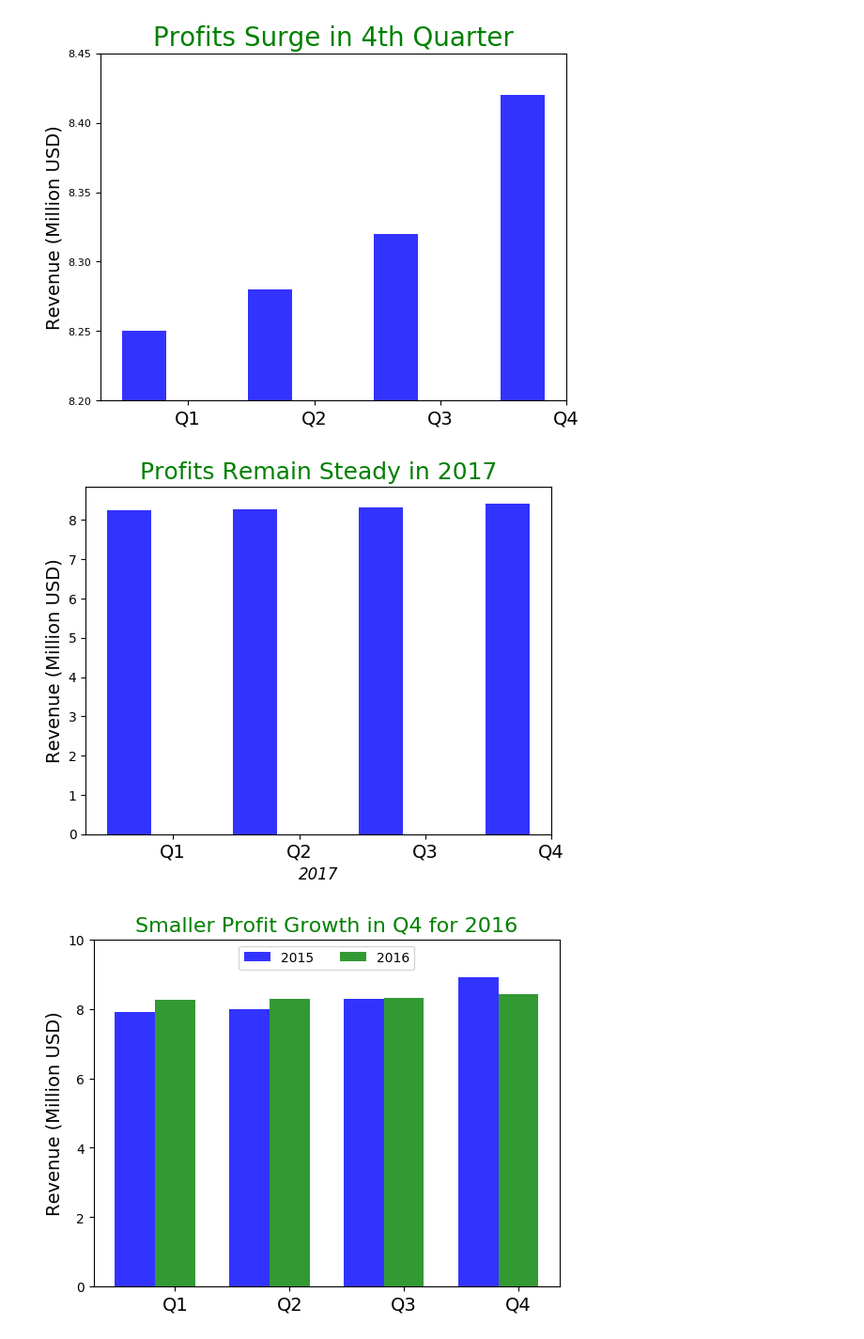
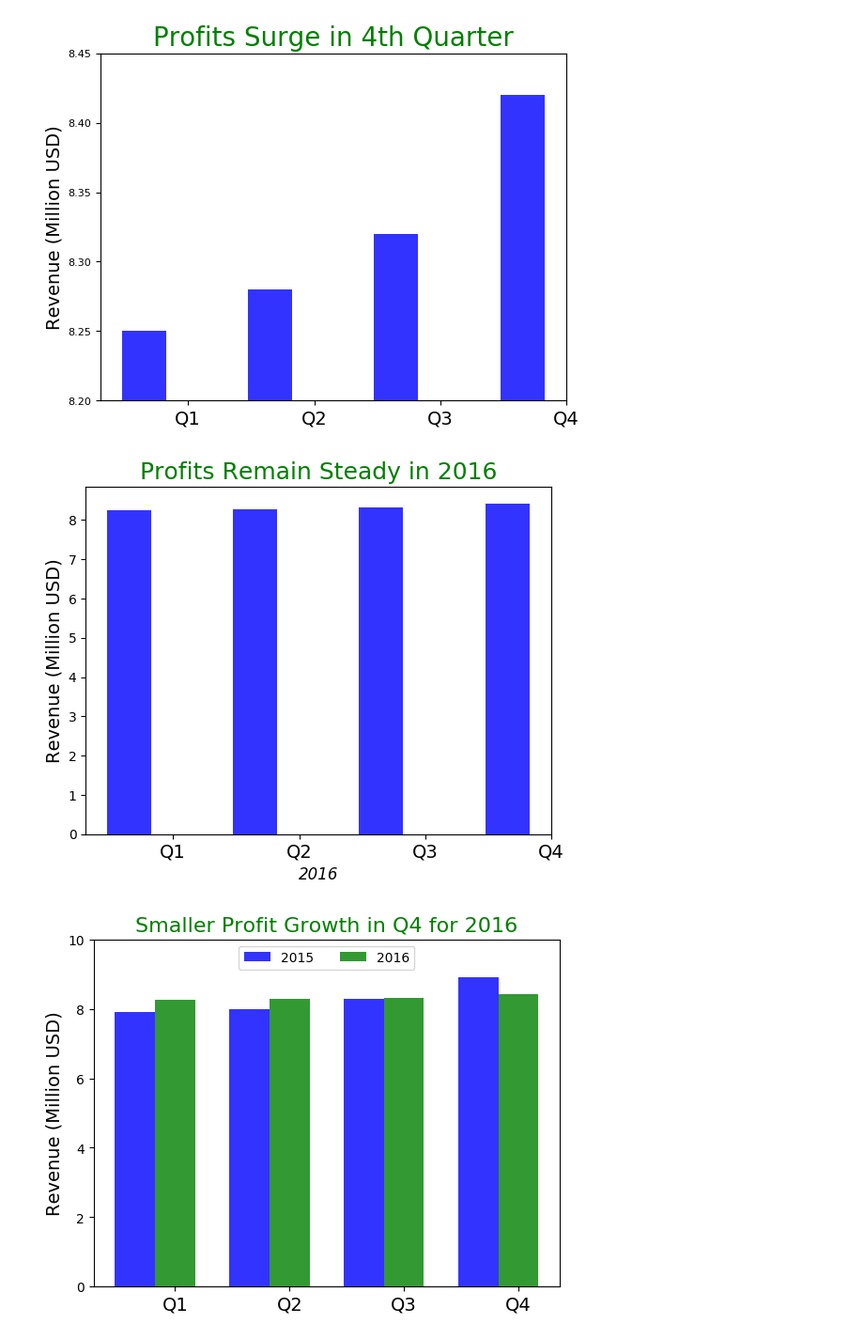
Before and after one commit to words-sdsc/edX, a Jupyter notebook: Visualization Examples.ipynb, the cells around one changed output. Shown at 94% size. Cells and saved outputs as stored; diff of their text form; code cells hidden in the pictures.

```diff
--- a/Visualization Examples.ipynb
+++ b/Visualization Examples.ipynb
@@ -268,36 +268,36 @@ rects1 = plt.bar(index, quarterly_profits_16, bar_width,
 #rects2 = plt.bar(index + bar_width, means_PI, bar_width,
 #                 alpha=opacity,
 #                 color='g',
 #                 label='Peer Instruction')
 
-plt.xlabel('2017',fontsize=12,fontstyle='italic')
+plt.xlabel('2016',fontsize=12,fontstyle='italic')
 plt.ylabel('Revenue (Million USD)',fontsize=14)
-plt.title('Profits Remain Steady in 2017', fontsize=18, color='g')
+plt.title('Profits Remain Steady in 2016', fontsize=18, color='g')
 plt.xticks(index + bar_width, quarters, fontsize = 14)
 
 #plt.yticks(fontsize = 8)
 
 #vals = ax.get_yticks()
 #ax.set_yticklabels(['{:3.0f}%'.format(x) for x in vals])
 
 #plt.legend(bbox_to_anchor=(0., 1.02, 1., .102), loc=3,
 #           ncol=2, mode="expand", borderaxespad=0., fontsize=14,frameon=False)
 #plt.legend()
 
 x1,x2,y1,y2 = plt.axis()
 
 #plt.axis((x1,x2,8.2,8.45))
 
 
 #plt.plot([3.66, 3.66], [0, 29], 'k-', lw=2)
 
 
 
 #plt.tight_layout()
 plt.show()
 fig.savefig('vis_better1.png')
 # %% [output]
-[figure, old version]
+[figure, new version]
 # %%
 import numpy as np
 import matplotlib.pyplot as plt
```
